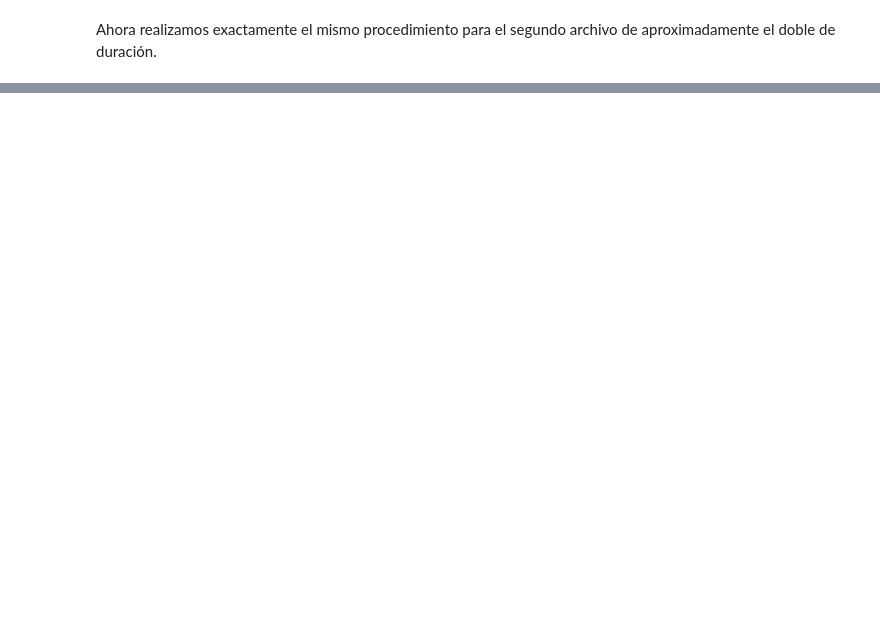
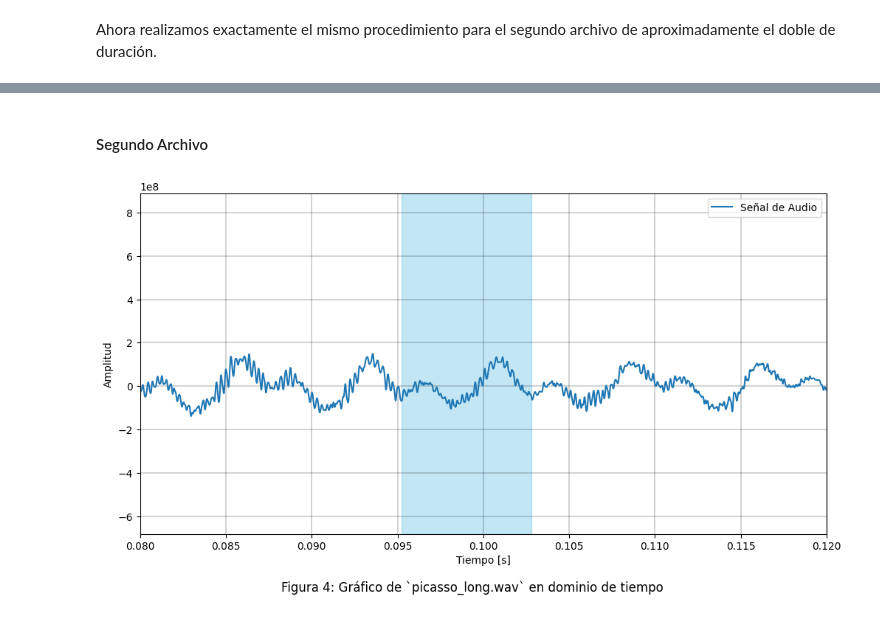
Before and after one commit to mjkloeckner/TB065, a Jupyter notebook: tpe.ipynb, the cells around one changed output, grey strips where cells are left out. Saved outputs shown, nothing was run; the diff lists cells and outputs as text; code cells hidden in the pictures; blank space fills up the shorter version.

```diff
--- a/tpe.ipynb
+++ b/tpe.ipynb
@@ -94,0 +103,7 @@ graph_data(short_sample_time, short_sample_data_normalized, title, 3, t=0.08, dt
+# %% [markdown]
+#### Segundo Archivo
+# %%
+title = 'Gráfico de `' + str(long_sample_file_name) + '` en dominio de tiempo'
+graph_data(long_sample_time, long_sample_data, title, 4, t=0.08, dt=0.04, a=0.09525, da=0.00756)
+# %% [output]
+[figure, added]
```
Also changed, not shown: parts of 17 cells of this notebook.
